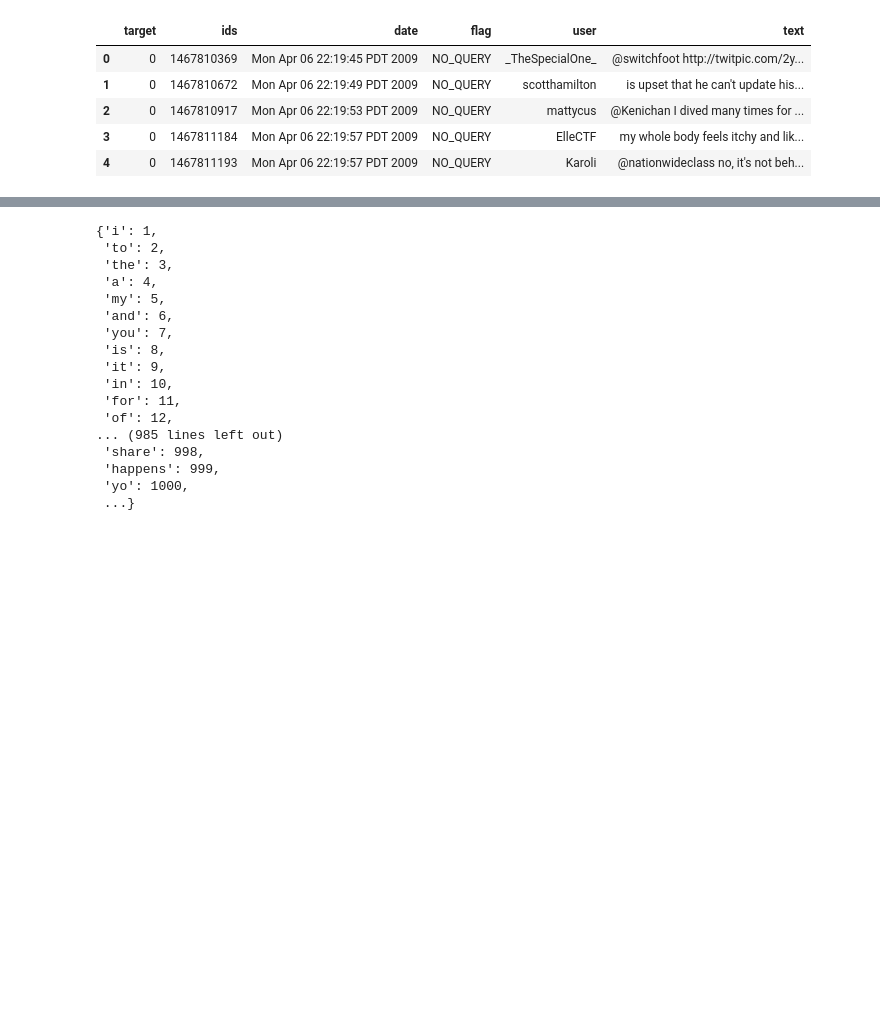
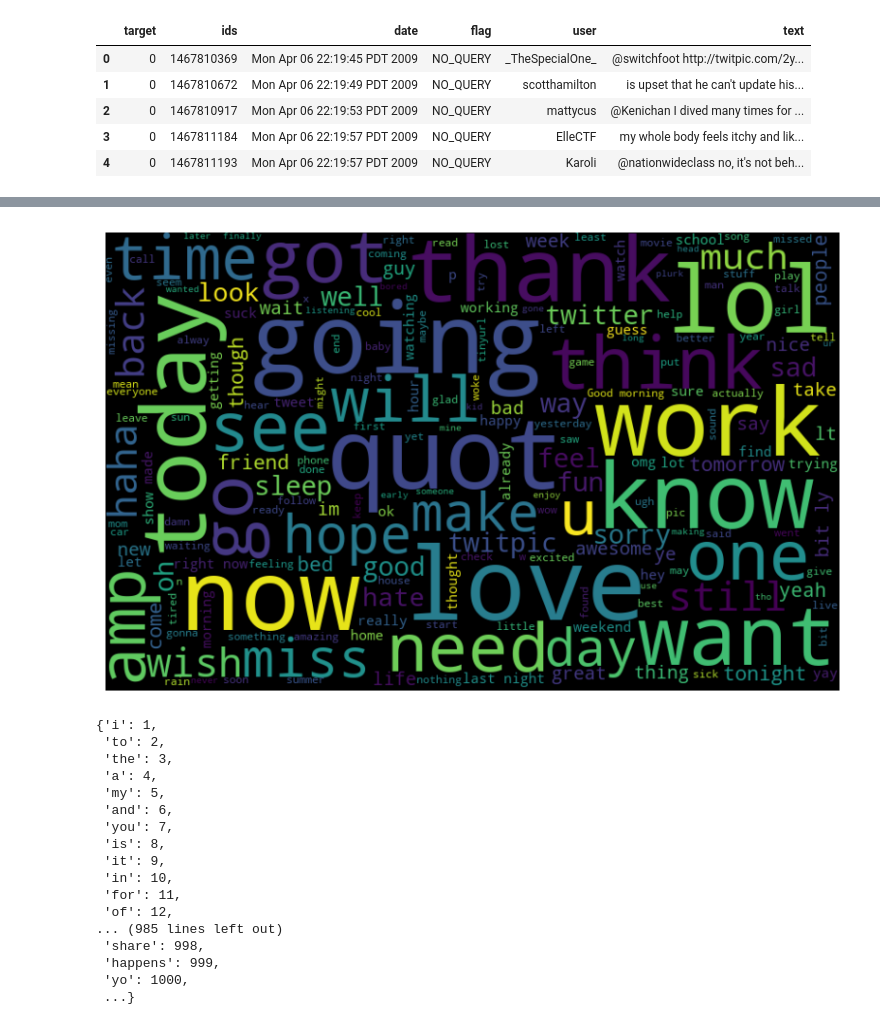
Before and after one commit to Darklaneanjana/ML_DL, a Jupyter notebook: learn/nlp assignment/nlp.ipynb, the cells around one changed output, grey strips where cells are left out. Cells and saved outputs as stored; diff of their text form; code cells hidden in the pictures; blank space fills up the shorter version.

```diff
--- a/learn/nlp assignment/nlp.ipynb
+++ b/learn/nlp assignment/nlp.ipynb
@@ -45,0 +38,10 @@ Found 690435 unique tokens.
+# %%
+#Tokenization
+
+import nltk
+from nltk.tokenize import word_tokenize
+
+nltk.download('punkt')
+nltk.download('stopwords')
+
+text = text.apply(word_tokenize)
@@ -45,0 +55,32 @@ Found 690435 unique tokens.
+# %%
+#remove stopwords
+
+from nltk.corpus import stopwords
+stop_words = set(stopwords.words('english'))
+
+text = text.apply(lambda x: [item for item in x if item not in stop_words])
+
+#Stemming
+
+from nltk.stem import PorterStemmer
+ps = PorterStemmer()
+
+text = text.apply(lambda x: [ps.stem(item) for item in x])
+# %%
+# visualization
+
+import matplotlib.pyplot as plt
+import seaborn as sns
+
+#wordcloud
+%pip install wordcloud
+from wordcloud import WordCloud
+
+all_words = ' '.join([text for text in df['text']])
+wordcloud = WordCloud(width=800, height=500, random_state=21, max_font_size=110).generate(all_words)
+
+plt.figure(figsize=(10, 7))
+plt.imshow(wordcloud, interpolation="bilinear")
+plt.axis('off')
+plt.show()
+# %% [output]
@@ -45,0 +107 @@ Found 690435 unique tokens.
+[figure, added]
```
Also changed, not shown: parts of 6 cells of this notebook.
